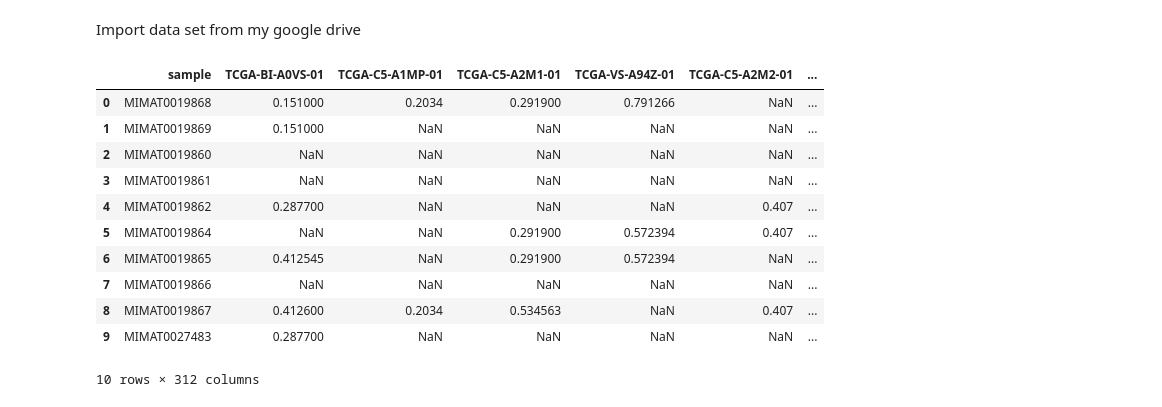
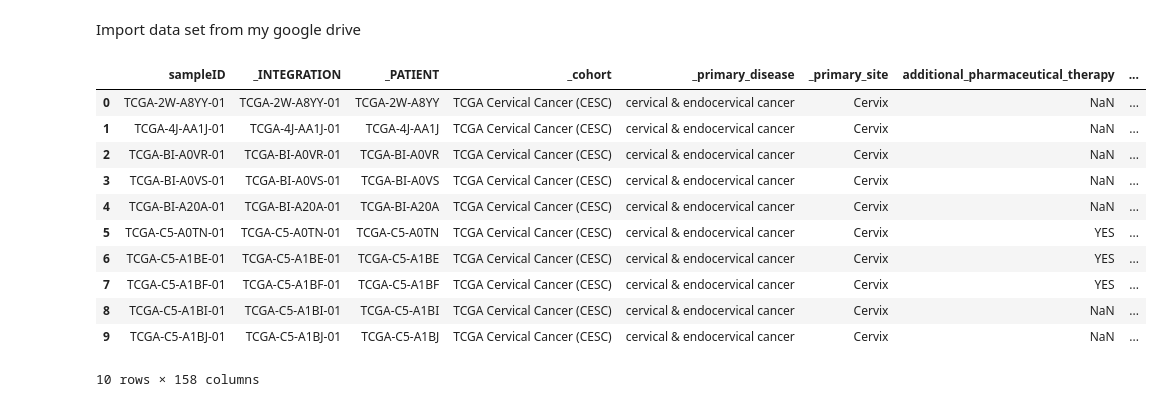
Before and after one commit to nadunchanna98/machine-learning, a Jupyter notebook: practive.ipynb, the cells around one changed output. Cells and saved outputs as stored; diff of their text form; code cells hidden in the pictures.

```diff
--- a/practive.ipynb
+++ b/practive.ipynb
@@ -18,15 +19,15 @@ data = pd.read_csv('miRNA_HiSeq_gene1.csv')
 # %%
-data.head(10)
+df1.head(10)
 # %% [output]
-|  | sample | TCGA-BI-A0VS-01 | TCGA-C5-A1MP-01 | TCGA-C5-A2M1-01 | TCGA-VS-A94Z-01 | TCGA-C5-A2M2-01 | ... |
-| 0 | MIMAT0019868 | 0.151000 | 0.2034 | 0.291900 | 0.791266 | NaN | ... |
-| 1 | MIMAT0019869 | 0.151000 | NaN | NaN | NaN | NaN | ... |
-| 2 | MIMAT0019860 | NaN | NaN | NaN | NaN | NaN | ... |
-| 3 | MIMAT0019861 | NaN | NaN | NaN | NaN | NaN | ... |
-| 4 | MIMAT0019862 | 0.287700 | NaN | NaN | NaN | 0.407 | ... |
-| 5 | MIMAT0019864 | NaN | NaN | 0.291900 | 0.572394 | 0.407 | ... |
-| 6 | MIMAT0019865 | 0.412545 | NaN | 0.291900 | 0.572394 | NaN | ... |
-| 7 | MIMAT0019866 | NaN | NaN | NaN | NaN | NaN | ... |
-| 8 | MIMAT0019867 | 0.412600 | 0.2034 | 0.534563 | NaN | 0.407 | ... |
-| 9 | MIMAT0027483 | 0.287700 | NaN | NaN | NaN | NaN | ... |
+|  | sampleID | _INTEGRATION | _PATIENT | _cohort | _primary_disease | _primary_site | additional_pharmaceutical_therapy | ... |
+| 0 | TCGA-2W-A8YY-01 | TCGA-2W-A8YY-01 | TCGA-2W-A8YY | TCGA Cervical Cancer (CESC) | cervical & endocervical cancer | Cervix | NaN | ... |
+| 1 | TCGA-4J-AA1J-01 | TCGA-4J-AA1J-01 | TCGA-4J-AA1J | TCGA Cervical Cancer (CESC) | cervical & endocervical cancer | Cervix | NaN | ... |
+| 2 | TCGA-BI-A0VR-01 | TCGA-BI-A0VR-01 | TCGA-BI-A0VR | TCGA Cervical Cancer (CESC) | cervical & endocervical cancer | Cervix | NaN | ... |
+| 3 | TCGA-BI-A0VS-01 | TCGA-BI-A0VS-01 | TCGA-BI-A0VS | TCGA Cervical Cancer (CESC) | cervical & endocervical cancer | Cervix | NaN | ... |
+| 4 | TCGA-BI-A20A-01 | TCGA-BI-A20A-01 | TCGA-BI-A20A | TCGA Cervical Cancer (CESC) | cervical & endocervical cancer | Cervix | NaN | ... |
+| 5 | TCGA-C5-A0TN-01 | TCGA-C5-A0TN-01 | TCGA-C5-A0TN | TCGA Cervical Cancer (CESC) | cervical & endocervical cancer | Cervix | YES | ... |
+| 6 | TCGA-C5-A1BE-01 | TCGA-C5-A1BE-01 | TCGA-C5-A1BE | TCGA Cervical Cancer (CESC) | cervical & endocervical cancer | Cervix | YES | ... |
+| 7 | TCGA-C5-A1BF-01 | TCGA-C5-A1BF-01 | TCGA-C5-A1BF | TCGA Cervical Cancer (CESC) | cervical & endocervical cancer | Cervix | YES | ... |
+| 8 | TCGA-C5-A1BI-01 | TCGA-C5-A1BI-01 | TCGA-C5-A1BI | TCGA Cervical Cancer (CESC) | cervical & endocervical cancer | Cervix | NaN | ... |
+| 9 | TCGA-C5-A1BJ-01 | TCGA-C5-A1BJ-01 | TCGA-C5-A1BJ | TCGA Cervical Cancer (CESC) | cervical & endocervical cancer | Cervix | NaN | ... |
-10 rows × 312 columns
+10 rows × 158 columns
```
Also changed, not shown: parts of 6 cells of this notebook.
